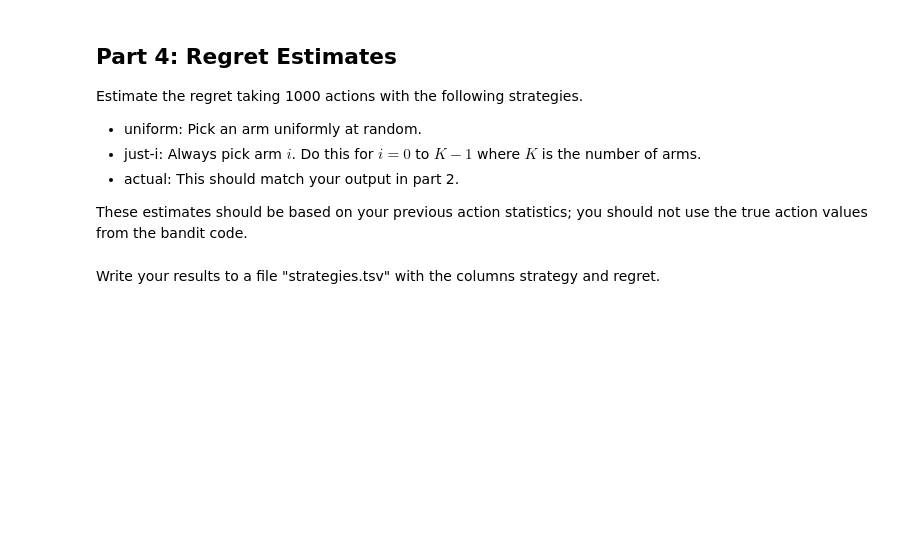
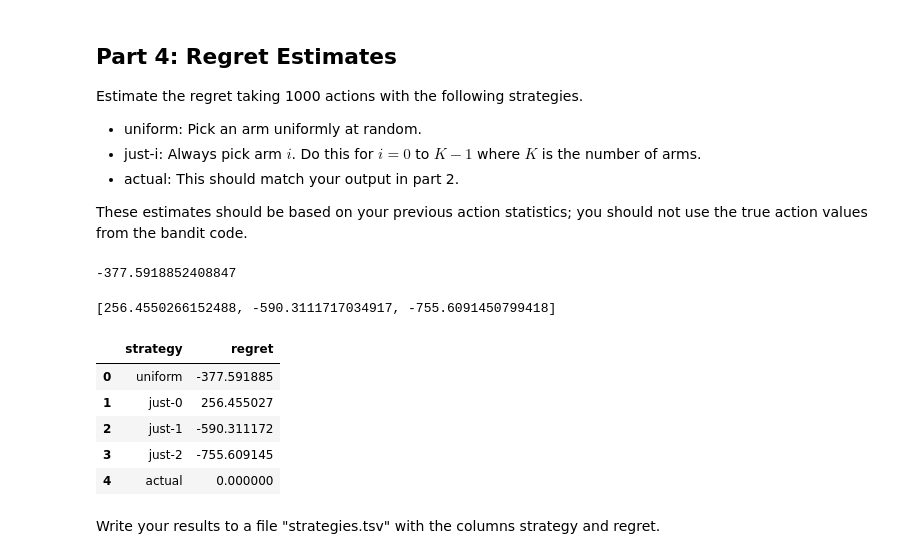
Before and after one commit to calebhadley1/AI_in_the_Field_Coursework, a Jupyter notebook: Week 3/project.ipynb, the cells around one changed output. Cells and saved outputs as stored; diff of their text form; code cells hidden in the pictures; blank space fills up the shorter version.

Commit message:
part 4

```diff
--- a/Week 3/project.ipynb
+++ b/Week 3/project.ipynb
@@ -237,3 +233,45 @@ These estimates should be based on your previous action statistics; you should n
+# %%
+# Regret = the difference between the benchmark value after n time steps and the expected total reward of the agent after n time steps.
+
+# Uniform: Sample randomly from actions_df and calculate regret
+uniform_rewards = []
+for _ in range(1000):
+    arm = np.random.choice(actions_df['action'])
+    reward = bandit.get_reward(arm)
+    uniform_rewards.append(reward)
+regret_uniform = sum(uniform_rewards) - sum(e_greedy_agent.rewards)
+regret_uniform
+# %% [output]
+-377.5918852408847
+# %%
+# Just-i: Always pick arm i. Do this for i=0 to K-1
+just_i_regrets = []
+for i in range(bandit.get_num_arms()):
+    just_i_rewards = []
+    for _ in range(1000):
+        reward = bandit.get_reward(i)
+        just_i_rewards.append(reward)
+    regret_just_i = sum(just_i_rewards) - sum(e_greedy_agent.rewards)
+    just_i_regrets.append(regret_just_i)
+just_i_regrets
+# %% [output]
+[256.4550266152488, -590.3111717034917, -755.6091450799418]
+# %%
+# Actual: Output from part 2
+actual_regret = 0
+# %%
+strategies_df = pd.DataFrame({
+    'strategy': ['uniform', 'just-0', 'just-1', 'just-2', 'actual'],
+    'regret': [regret_uniform, *just_i_regrets, actual_regret]
+})
+strategies_df
+# %% [output]
+|  | strategy | regret |
+| 0 | uniform | -377.591885 |
+| 1 | just-0 | 256.455027 |
+| 2 | just-1 | -590.311172 |
+| 3 | just-2 | -755.609145 |
+| 4 | actual | 0.000000 |
 # %% [markdown]
 Write your results to a file "strategies.tsv" with the columns strategy and regret.
 # %%
```
Also changed, not shown: parts of 5 cells of this notebook, 2 other files.
